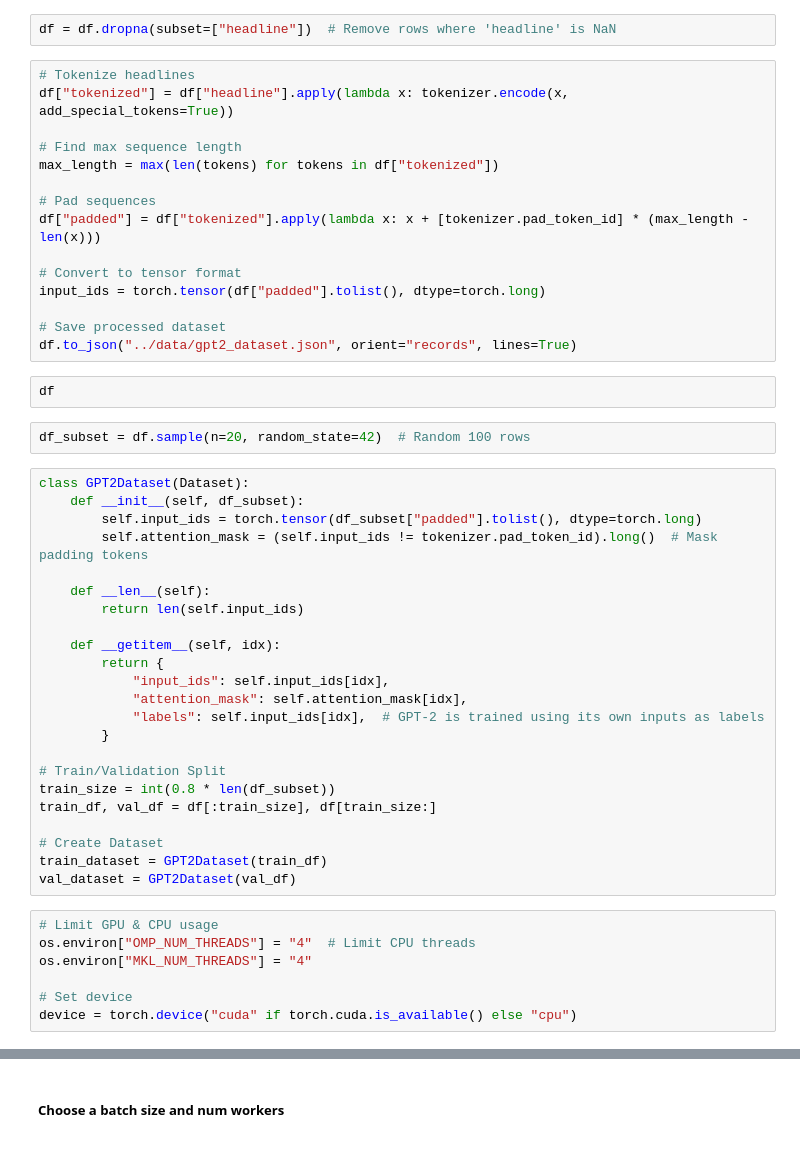
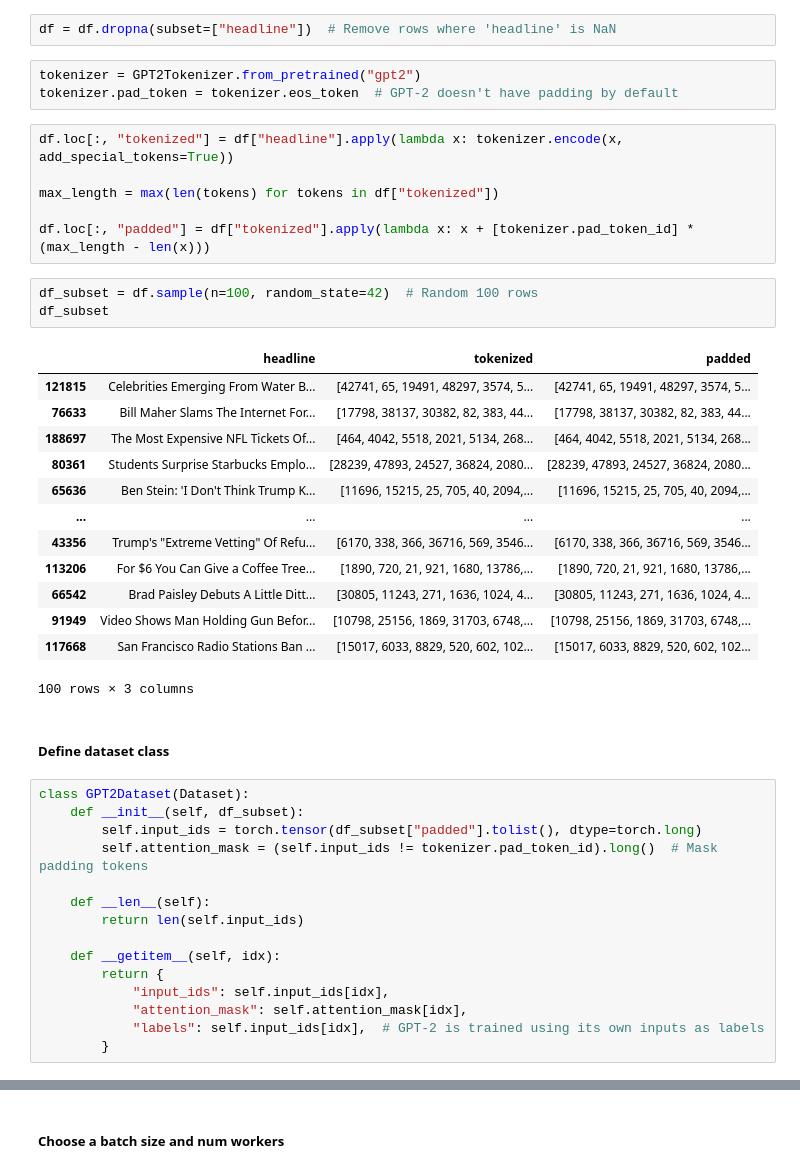
Before and after one commit to adma224/Deploying_LSTM_and_GPT-2_Models_with_A-B_Testing_in_AWS, a Jupyter notebook: notebooks/GPT2.ipynb, the cells around one changed output, grey strips where cells are left out. Drawn from its saved outputs; the diff is of its cells as text.

```diff
--- a/notebooks/GPT2.ipynb
+++ b/notebooks/GPT2.ipynb
@@ -30,24 +43,33 @@ tokenizer.pad_token = tokenizer.eos_token  # GPT-2 doesn't have padding by defau
 # %%
 df = df.dropna(subset=["headline"])  # Remove rows where 'headline' is NaN
+# %%
+tokenizer = GPT2Tokenizer.from_pretrained("gpt2")
+tokenizer.pad_token = tokenizer.eos_token  # GPT-2 doesn't have padding by default
 # %%
-# Tokenize headlines
-df["tokenized"] = df["headline"].apply(lambda x: tokenizer.encode(x, add_special_tokens=True))
+df.loc[:, "tokenized"] = df["headline"].apply(lambda x: tokenizer.encode(x, add_special_tokens=True))
 
-# Find max sequence length
 max_length = max(len(tokens) for tokens in df["tokenized"])
 
-# Pad sequences
-df["padded"] = df["tokenized"].apply(lambda x: x + [tokenizer.pad_token_id] * (max_length - len(x)))
-
-# Convert to tensor format
-input_ids = torch.tensor(df["padded"].tolist(), dtype=torch.long)
-
-# Save processed dataset
-df.to_json("../data/gpt2_dataset.json", orient="records", lines=True)
+df.loc[:, "padded"] = df["tokenized"].apply(lambda x: x + [tokenizer.pad_token_id] * (max_length - len(x)))
 # %%
-df
+df_subset = df.sample(n=100, random_state=42)  # Random 100 rows
+df_subset
+# %% [output]
+|  | headline | tokenized | padded |
+| 121815 | Celebrities Emerging From Water B... | [42741, 65, 19491, 48297, 3574, 5... | [42741, 65, 19491, 48297, 3574, 5... |
+| 76633 | Bill Maher Slams The Internet For... | [17798, 38137, 30382, 82, 383, 44... | [17798, 38137, 30382, 82, 383, 44... |
+| 188697 | The Most Expensive NFL Tickets Of... | [464, 4042, 5518, 2021, 5134, 268... | [464, 4042, 5518, 2021, 5134, 268... |
+| 80361 | Students Surprise Starbucks Emplo... | [28239, 47893, 24527, 36824, 2080... | [28239, 47893, 24527, 36824, 2080... |
+| 65636 | Ben Stein: 'I Don't Think Trump K... | [11696, 15215, 25, 705, 40, 2094,... | [11696, 15215, 25, 705, 40, 2094,... |
+| ... | ... | ... | ... |
+| 43356 | Trump's "Extreme Vetting" Of Refu... | [6170, 338, 366, 36716, 569, 3546... | [6170, 338, 366, 36716, 569, 3546... |
+| 113206 | For $6 You Can Give a Coffee Tree... | [1890, 720, 21, 921, 1680, 13786,... | [1890, 720, 21, 921, 1680, 13786,... |
+| 66542 | Brad Paisley Debuts A Little Ditt... | [30805, 11243, 271, 1636, 1024, 4... | [30805, 11243, 271, 1636, 1024, 4... |
+| 91949 | Video Shows Man Holding Gun Befor... | [10798, 25156, 1869, 31703, 6748,... | [10798, 25156, 1869, 31703, 6748,... |
+| 117668 | San Francisco Radio Stations Ban ... | [15017, 6033, 8829, 520, 602, 102... | [15017, 6033, 8829, 520, 602, 102... |
+100 rows × 3 columns
-# %%
-df_subset = df.sample(n=20, random_state=42)  # Random 100 rows
+# %% [markdown]
+##### Define dataset class
 # %%
 class GPT2Dataset(Dataset):
     def __init__(self, df_subset):
@@ -63,18 +85,3 @@ class GPT2Dataset(Dataset):
             "attention_mask": self.attention_mask[idx],
             "labels": self.input_ids[idx],  # GPT-2 is trained using its own inputs as labels
         }
-
-# Train/Validation Split
-train_size = int(0.8 * len(df_subset))
-train_df, val_df = df[:train_size], df[train_size:]
-
-# Create Dataset
-train_dataset = GPT2Dataset(train_df)
-val_dataset = GPT2Dataset(val_df)
-# %%
-# Limit GPU & CPU usage
-os.environ["OMP_NUM_THREADS"] = "4"  # Limit CPU threads
-os.environ["MKL_NUM_THREADS"] = "4"
-
-# Set device
-device = torch.device("cuda" if torch.cuda.is_available() else "cpu")
```
Also changed, not shown: parts of 29 cells of this notebook, 9 other files.
